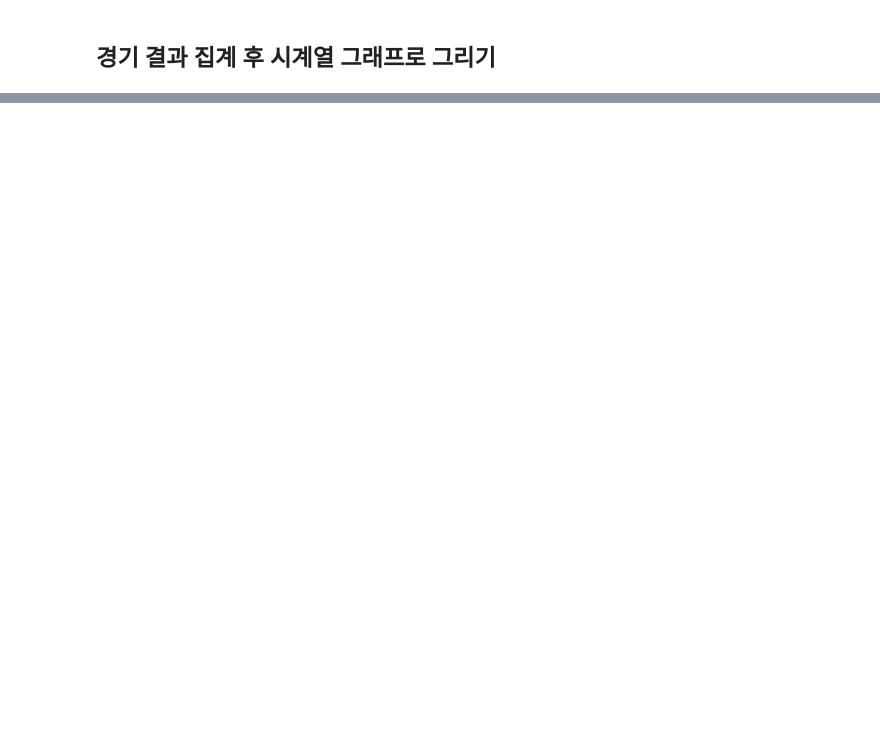
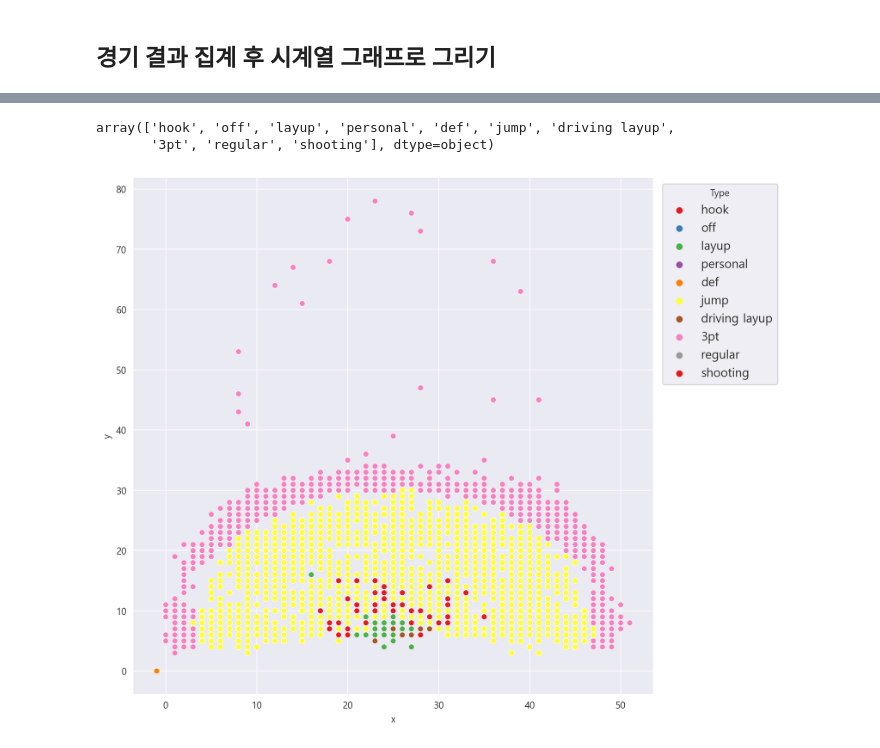
Before and after one commit to xudegloss/data-analysis, a Jupyter notebook: 02_Lakers/data_analysis.ipynb, the cells around one changed output, grey strips where cells are left out. Drawn from its saved outputs; the diff is of its cells as text; code cells hidden in the pictures; blank space fills up the shorter version.

```diff
--- a/02_Lakers/data_analysis.ipynb
+++ b/02_Lakers/data_analysis.ipynb
@@ -461,0 +614,3 @@ _=ax.set_title("쿼터 별 행동 발생 횟수")
+# %%
+lal3=lal2[lal2["type"].isin(lal2["type"].value_counts().head(10).index)]
+lal3.head()
@@ -461,0 +624,14 @@ _=ax.set_title("쿼터 별 행동 발생 횟수")
+# %%
+# 상위 10개와 동일하게 등장한다
+lal3["type"].unique()
+# %% [output]
+array(['hook', 'off', 'layup', 'personal', 'def', 'jump', 'driving layup',
+       '3pt', 'regular', 'shooting'], dtype=object)
+# %%
+# 세부 행동 별 위치 확인하기
+fig, ax=plt.subplots(1, 1, figsize=(10, 10), dpi=200)
+
+_=sns.scatterplot(data=lal3, x="x", y="y", hue="type", ax=ax, palette="Set1")
+_=ax.legend(title="Type", bbox_to_anchor=(1.25, 1), fontsize=13)
+# %% [output]
+[figure, added]
```
Also changed, not shown: parts of 17 cells of this notebook.
